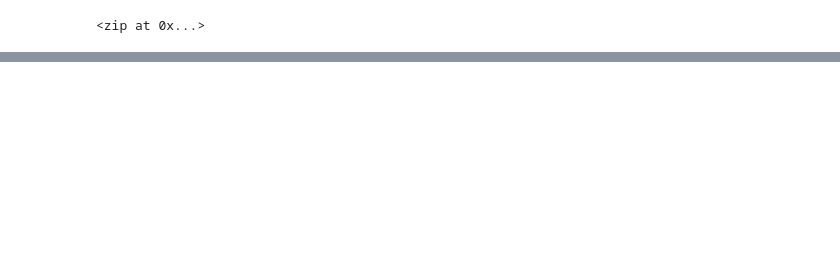
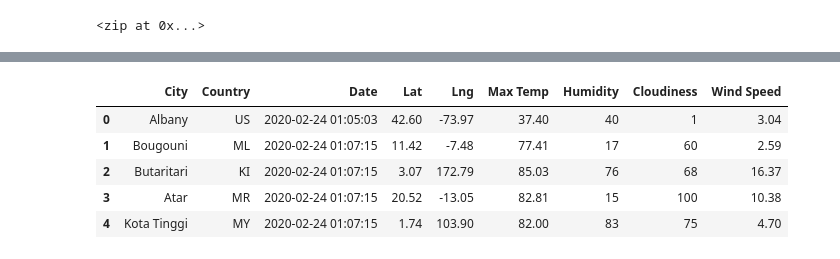
Before and after one commit to skylarfung/World_Weather_Analysis, a Jupyter notebook: WeatherPy.ipynb, the cells around one changed output, grey strips where cells are left out. Cells and saved outputs as stored; diff of their text form; code cells hidden in the pictures; blank space fills up the shorter version.

```diff
--- a/WeatherPy.ipynb
+++ b/WeatherPy.ipynb
@@ -52,0 +142,11 @@ len(cities)
+# %%
+new_column_order = ["City", "Country", "Date", "Lat", "Lng", "Max Temp", "Humidity", "Cloudiness", "Wind Speed"]
+city_data_df = city_data_df[new_column_order]
+city_data_df.head()
+# %% [output]
+|  | City | Country | Date | Lat | Lng | Max Temp | Humidity | Cloudiness | Wind Speed |
+| 0 | Albany | US | 2020-02-24 01:05:03 | 42.60 | -73.97 | 37.40 | 40 | 1 | 3.04 |
+| 1 | Bougouni | ML | 2020-02-24 01:07:15 | 11.42 | -7.48 | 77.41 | 17 | 60 | 2.59 |
+| 2 | Butaritari | KI | 2020-02-24 01:07:15 | 3.07 | 172.79 | 85.03 | 76 | 68 | 16.37 |
+| 3 | Atar | MR | 2020-02-24 01:07:15 | 20.52 | -13.05 | 82.81 | 15 | 100 | 10.38 |
+| 4 | Kota Tinggi | MY | 2020-02-24 01:07:15 | 1.74 | 103.90 | 82.00 | 83 | 75 | 4.70 |
```
Also changed, not shown: parts of 7 cells of this notebook, 2 other files.
